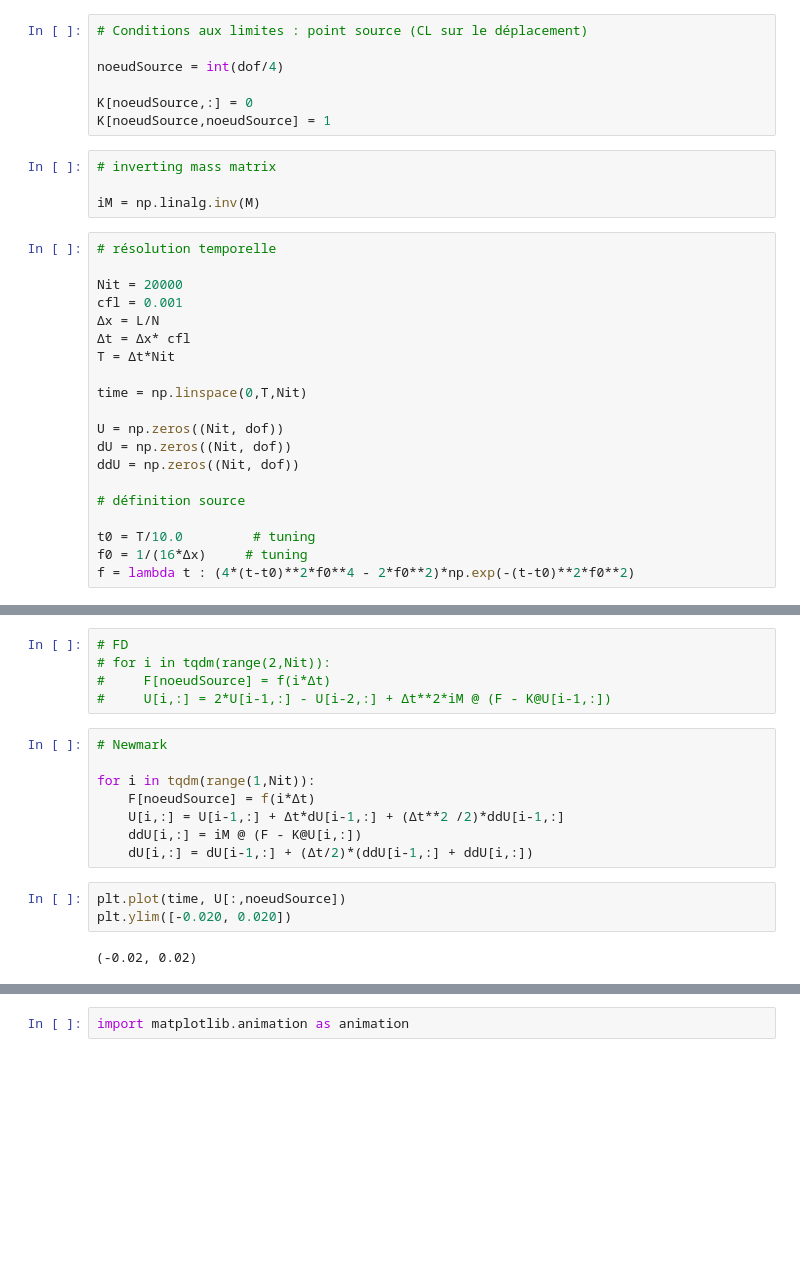
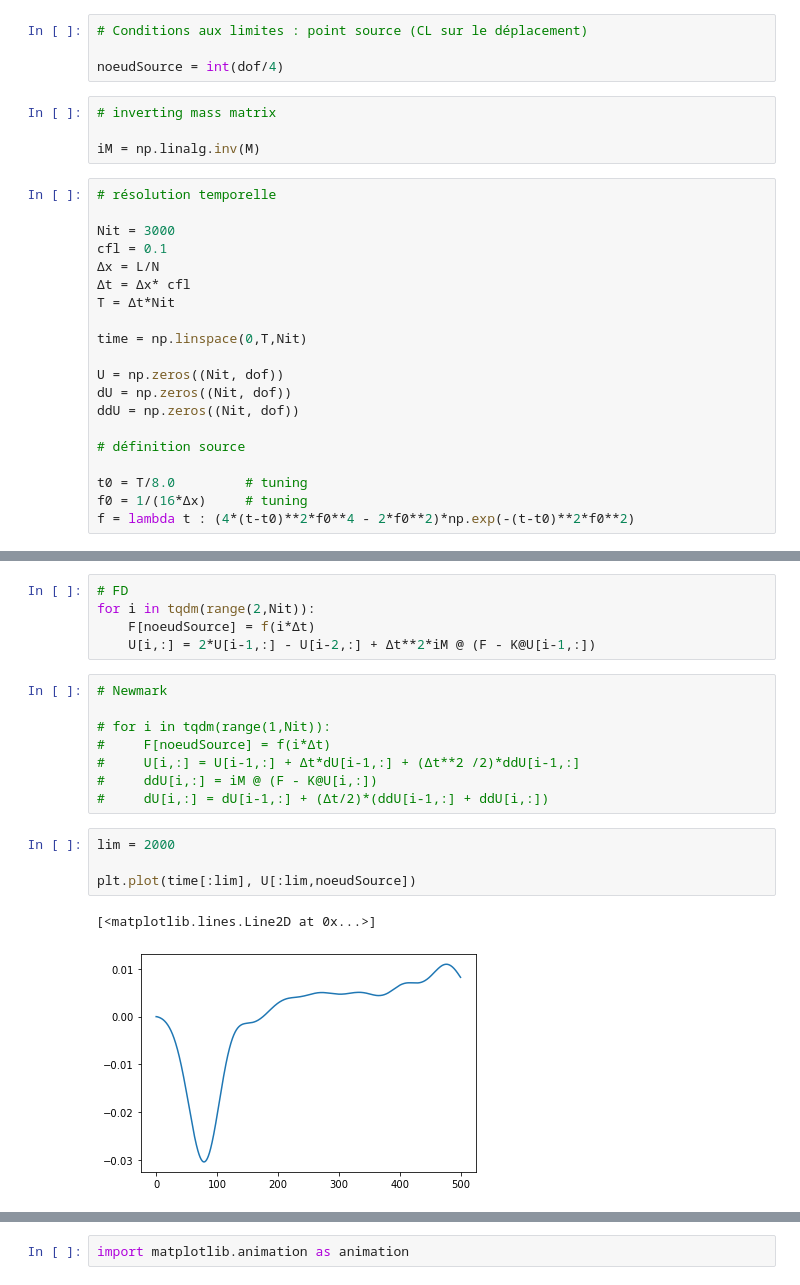
Before and after one commit to sbrisson-sudo/FEM_Elastic_Waves, a Jupyter notebook: src/fem2dDyn.ipynb, the cells around one changed output, grey strips where cells are left out. Saved outputs shown, nothing was run; the diff lists cells and outputs as text; blank space fills up the shorter version.

```diff
--- a/src/fem2dDyn.ipynb
+++ b/src/fem2dDyn.ipynb
@@ -123,9 +133,6 @@ for e in elements:
 # Conditions aux limites : point source (CL sur le déplacement)
 
 noeudSource = int(dof/4)
-
-K[noeudSource,:] = 0
-K[noeudSource,noeudSource] = 1
 # %%
 # inverting mass matrix
 
@@ -133,8 +140,8 @@ iM = np.linalg.inv(M)
 # %%
 # résolution temporelle
 
-Nit = 20000
-cfl = 0.001
+Nit = 3000
+cfl = 0.1
 Δx = L/N
 Δt = Δx* cfl
 T = Δt*Nit
@@ -147,7 +154,7 @@ ddU = np.zeros((Nit, dof))
 
 # définition source
 
-t0 = T/10.0         # tuning
+t0 = T/8.0         # tuning
 f0 = 1/(16*Δx)     # tuning
 f = lambda t : (4*(t-t0)**2*f0**4 - 2*f0**2)*np.exp(-(t-t0)**2*f0**2)
 # %%
@@ -165,19 +172,21 @@ plt.plot(time, f(time))
 # %%
 # FD
-# for i in tqdm(range(2,Nit)):
-#     F[noeudSource] = f(i*Δt)
-#     U[i,:] = 2*U[i-1,:] - U[i-2,:] + Δt**2*iM @ (F - K@U[i-1,:])
+for i in tqdm(range(2,Nit)):
+    F[noeudSource] = f(i*Δt)
+    U[i,:] = 2*U[i-1,:] - U[i-2,:] + Δt**2*iM @ (F - K@U[i-1,:])
 # %%
 # Newmark
 
-for i in tqdm(range(1,Nit)):
-    F[noeudSource] = f(i*Δt)
-    U[i,:] = U[i-1,:] + Δt*dU[i-1,:] + (Δt**2 /2)*ddU[i-1,:]
-    ddU[i,:] = iM @ (F - K@U[i,:])
-    dU[i,:] = dU[i-1,:] + (Δt/2)*(ddU[i-1,:] + ddU[i,:])
+# for i in tqdm(range(1,Nit)):
+#     F[noeudSource] = f(i*Δt)
+#     U[i,:] = U[i-1,:] + Δt*dU[i-1,:] + (Δt**2 /2)*ddU[i-1,:]
+#     ddU[i,:] = iM @ (F - K@U[i,:])
+#     dU[i,:] = dU[i-1,:] + (Δt/2)*(ddU[i-1,:] + ddU[i,:])
-# %%
-plt.plot(time, U[:,noeudSource])
-plt.ylim([-0.020, 0.020])
-# %% [output]
-(-0.02, 0.02)
+# %%
+lim = 2000
+
+plt.plot(time[:lim], U[:lim,noeudSource])
+# %% [output]
+[<matplotlib.lines.Line2D at 0x...>]
+[figure, added]
 # %%
```
Also changed, not shown: parts of 7 cells of this notebook, 4 other files.
